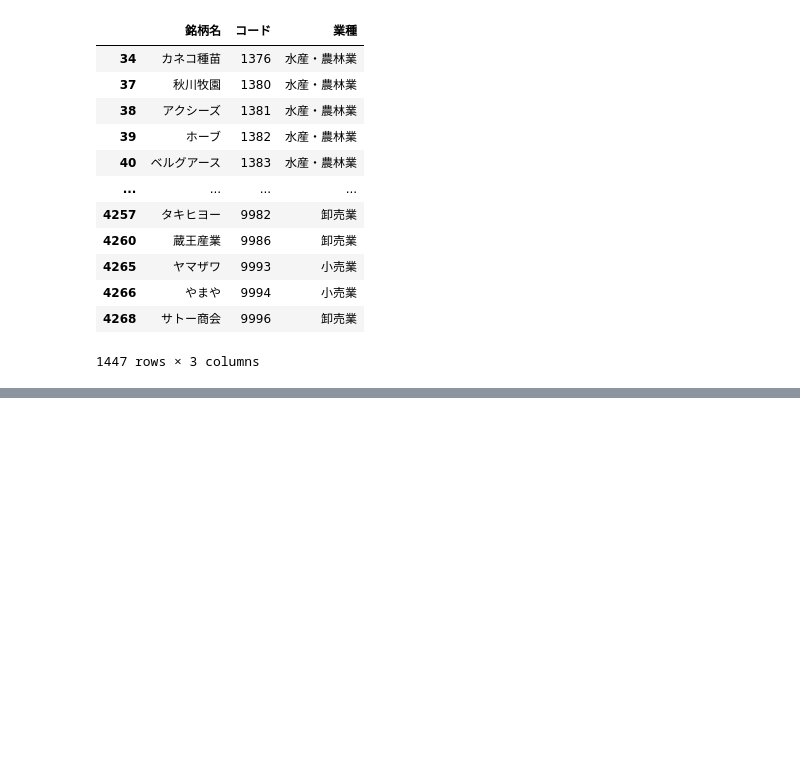
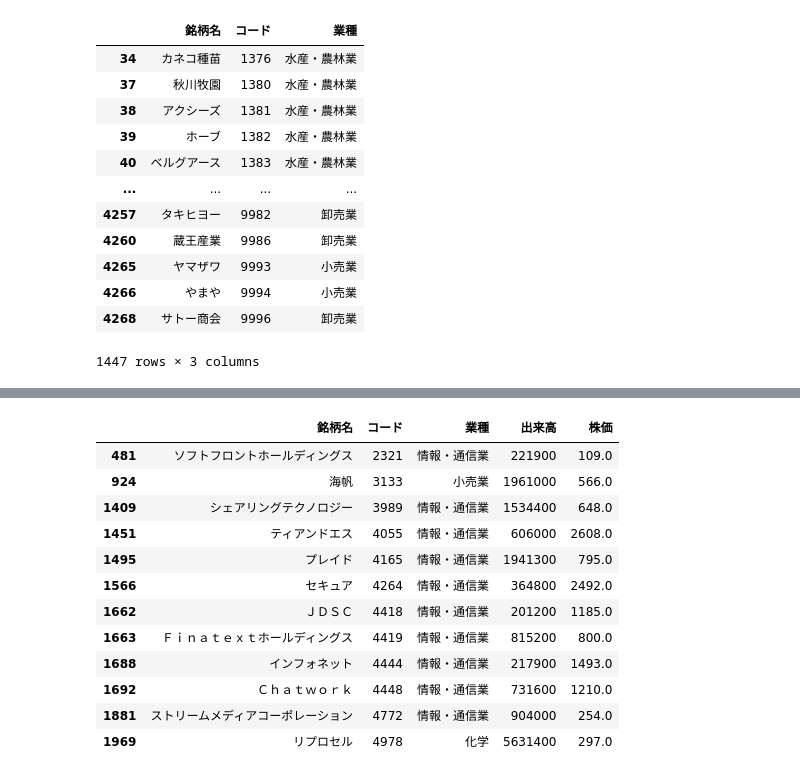
Before and after one commit to hirokimituya/stock-price-analysis, a Jupyter notebook: technical_analysis/銘柄選定関数.ipynb, the cells around one changed output, grey strips where cells are left out. Saved outputs shown, nothing was run; the diff lists cells and outputs as text; code cells hidden in the pictures; blank space fills up the shorter version.

```diff
--- a/technical_analysis/銘柄選定関数.ipynb
+++ b/technical_analysis/銘柄選定関数.ipynb
@@ -696,0 +766,18 @@ filtered_reverse_perfect_order_week_day_tse_standard
+# %%
+# 株価情報が上昇トレンドのパーフェクトオーダー（日足）かどうかの判断
+filtered_perfect_order_week_day_tse_grows = filtered_ticker(filtered_perfect_order_week_tse_grows,  perfect_order={'mas': [5, 20, 60]})
+filtered_perfect_order_week_day_tse_grows
+# %% [output]
+|  | 銘柄名 | コード | 業種 | 出来高 | 株価 |
+| 481 | ソフトフロントホールディングス | 2321 | 情報・通信業 | 221900 | 109.0 |
+| 924 | 海帆 | 3133 | 小売業 | 1961000 | 566.0 |
+| 1409 | シェアリングテクノロジー | 3989 | 情報・通信業 | 1534400 | 648.0 |
+| 1451 | ティアンドエス | 4055 | 情報・通信業 | 606000 | 2608.0 |
+| 1495 | プレイド | 4165 | 情報・通信業 | 1941300 | 795.0 |
+| 1566 | セキュア | 4264 | 情報・通信業 | 364800 | 2492.0 |
+| 1662 | ＪＤＳＣ | 4418 | 情報・通信業 | 201200 | 1185.0 |
+| 1663 | Ｆｉｎａｔｅｘｔホールディングス | 4419 | 情報・通信業 | 815200 | 800.0 |
+| 1688 | インフォネット | 4444 | 情報・通信業 | 217900 | 1493.0 |
+| 1692 | Ｃｈａｔｗｏｒｋ | 4448 | 情報・通信業 | 731600 | 1210.0 |
+| 1881 | ストリームメディアコーポレーション | 4772 | 情報・通信業 | 904000 | 254.0 |
+| 1969 | リプロセル | 4978 | 化学 | 5631400 | 297.0 |
```
Also changed, not shown: parts of 21 cells of this notebook.
